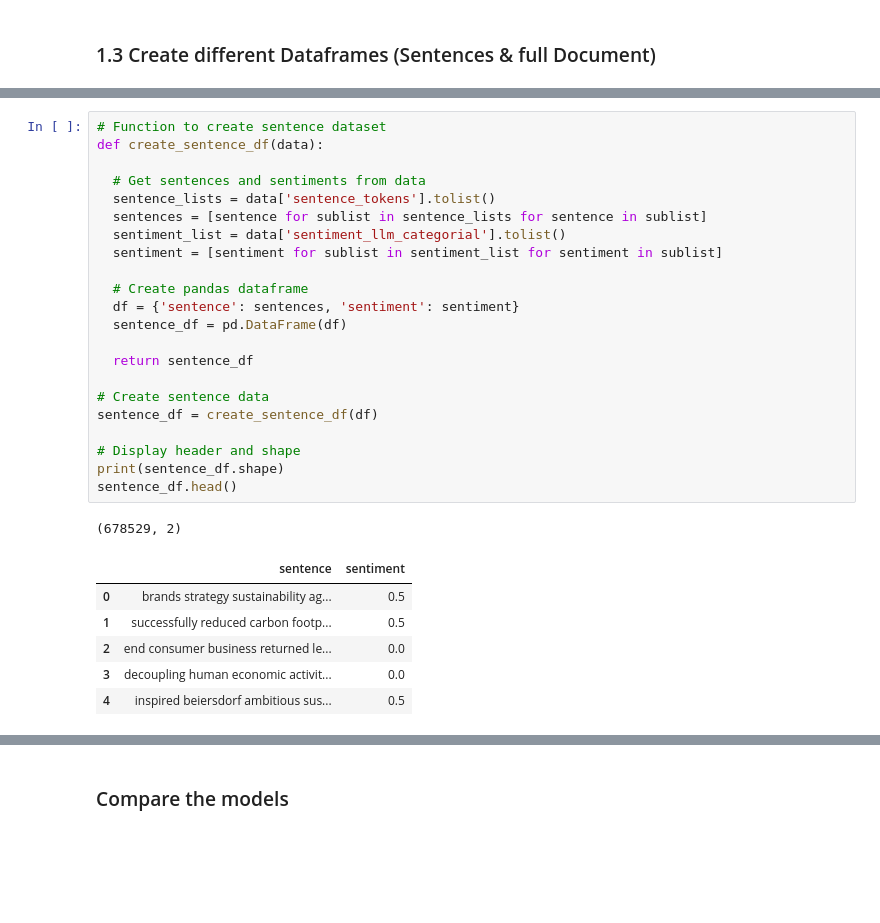
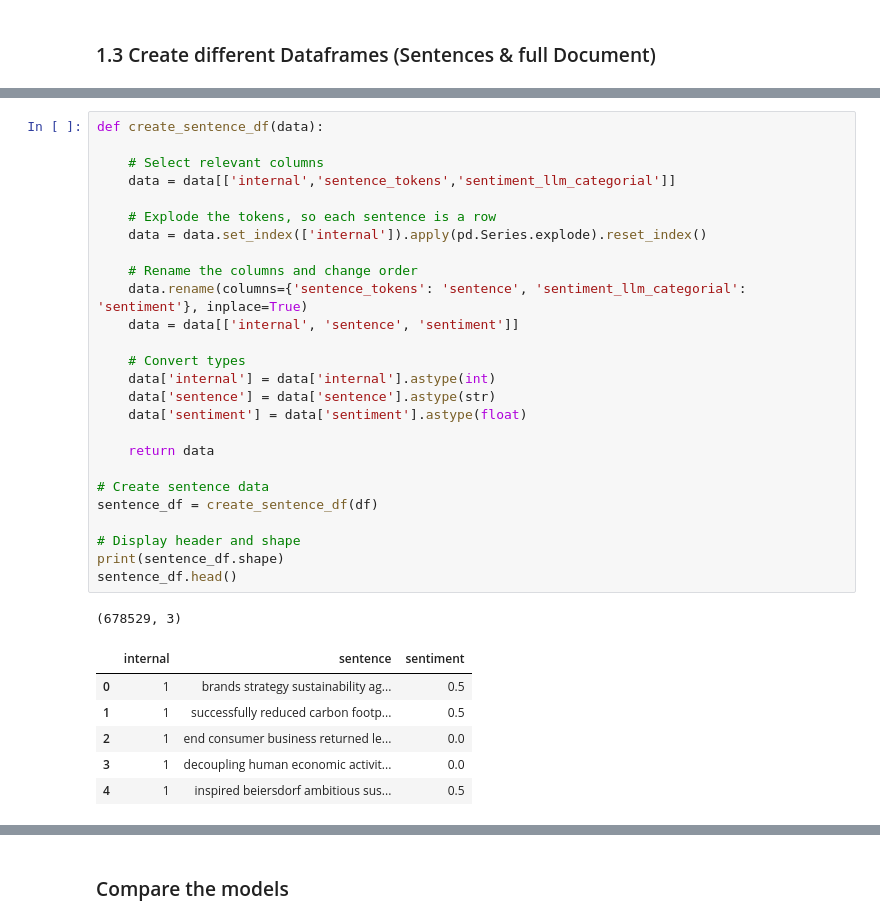
Before and after one commit to syX113/hslu-nlp, a Jupyter notebook: stage3/03-train-classifier.ipynb, the cells around one changed output, grey strips where cells are left out. Cells and saved outputs as stored; diff of their text form; blank space fills up the shorter version.

```diff
--- a/stage3/03-train-classifier.ipynb
+++ b/stage3/03-train-classifier.ipynb
@@ -138,33 +113,37 @@ subset_df.head()
-# %%
-# Function to create sentence dataset
-def create_sentence_df(data):
-
-  # Get sentences and sentiments from data
-  sentence_lists = data['sentence_tokens'].tolist()
-  sentences = [sentence for sublist in sentence_lists for sentence in sublist]
-  sentiment_list = data['sentiment_llm_categorial'].tolist()
-  sentiment = [sentiment for sublist in sentiment_list for sentiment in sublist]
-
-  # Create pandas dataframe
-  df = {'sentence': sentences, 'sentiment': sentiment}
-  sentence_df = pd.DataFrame(df)
-
-  return sentence_df
-
-# Create sentence data
-sentence_df = create_sentence_df(df)
-
-# Display header and shape
-print(sentence_df.shape)
-sentence_df.head()
-# %% [output]
-(678529, 2)
-|  | sentence | sentiment |
-| 0 | brands strategy sustainability ag... | 0.5 |
-| 1 | successfully reduced carbon footp... | 0.5 |
-| 2 | end consumer business returned le... | 0.0 |
-| 3 | decoupling human economic activit... | 0.0 |
-| 4 | inspired beiersdorf ambitious sus... | 0.5 |
+# %%
+def create_sentence_df(data):
+
+    # Select relevant columns
+    data = data[['internal','sentence_tokens','sentiment_llm_categorial']]
+
+    # Explode the tokens, so each sentence is a row
+    data = data.set_index(['internal']).apply(pd.Series.explode).reset_index()
+
+    # Rename the columns and change order
+    data.rename(columns={'sentence_tokens': 'sentence', 'sentiment_llm_categorial': 'sentiment'}, inplace=True)
+    data = data[['internal', 'sentence', 'sentiment']]
+
+    # Convert types
+    data['internal'] = data['internal'].astype(int)
+    data['sentence'] = data['sentence'].astype(str)
+    data['sentiment'] = data['sentiment'].astype(float)
+
+    return data
+
+# Create sentence data
+sentence_df = create_sentence_df(df)
+
+# Display header and shape
+print(sentence_df.shape)
+sentence_df.head()
+# %% [output]
+(678529, 3)
+|  | internal | sentence | sentiment |
+| 0 | 1 | brands strategy sustainability ag... | 0.5 |
+| 1 | 1 | successfully reduced carbon footp... | 0.5 |
+| 2 | 1 | end consumer business returned le... | 0.0 |
+| 3 | 1 | decoupling human economic activit... | 0.0 |
+| 4 | 1 | inspired beiersdorf ambitious sus... | 0.5 |
 # %%
 # Function to create document data
 def create_document_df(data):
```
Also changed, not shown: parts of 45 cells of this notebook, 4 other files.
